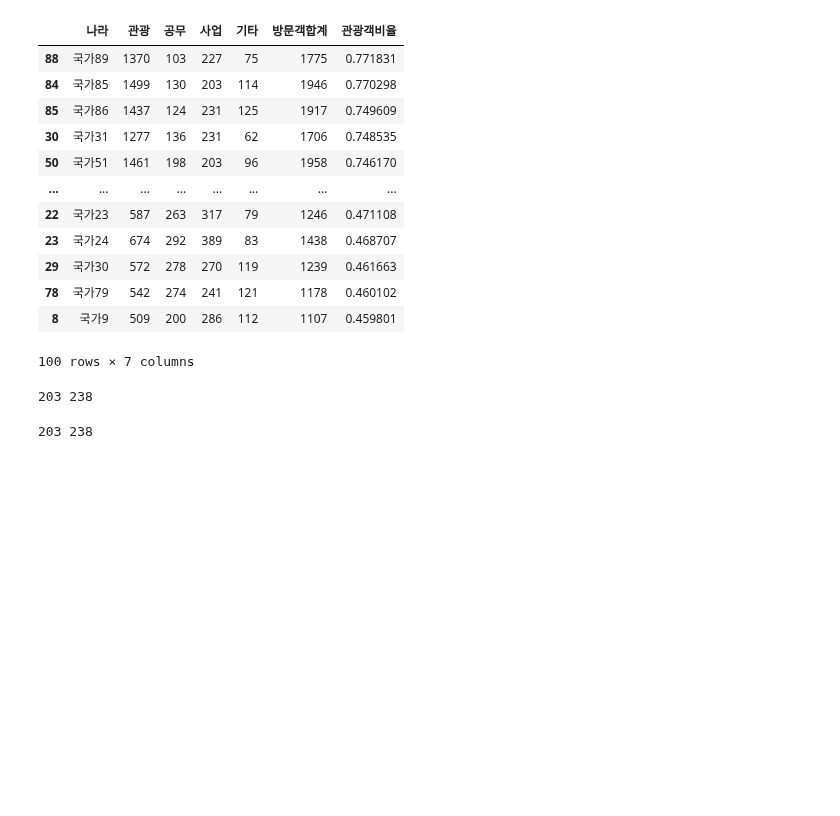
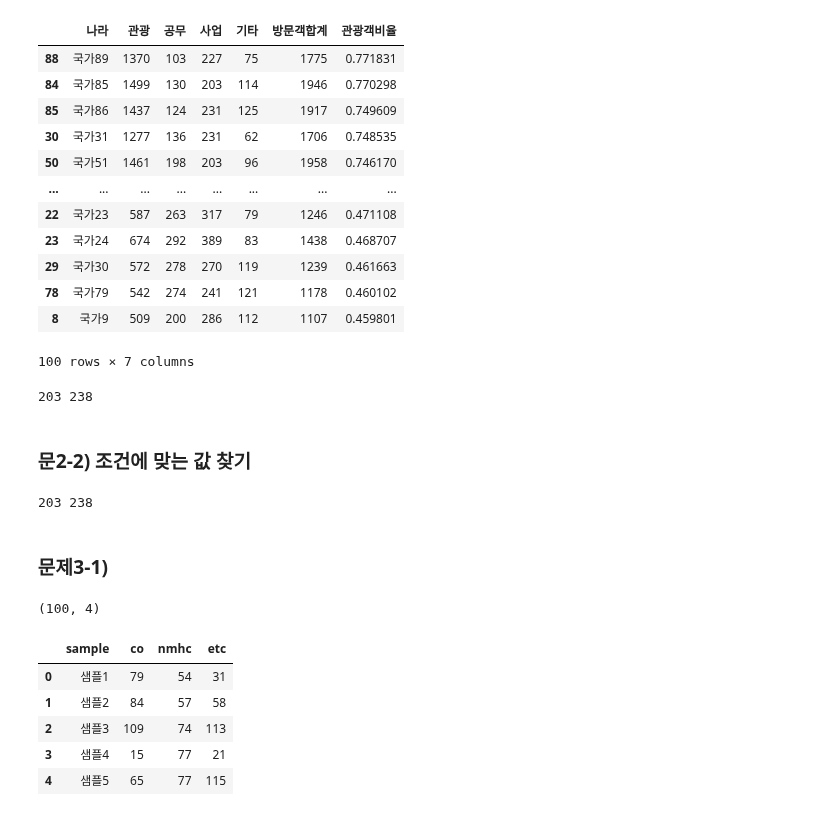
Before and after one commit to va4756/algio_sklearn, a Jupyter notebook: bigdata_sinagong_part4.ipynb, the cells around one changed output. Drawn from its saved outputs; the diff is of its cells as text; code cells hidden in the pictures; blank space fills up the shorter version.

```diff
--- a/bigdata_sinagong_part4.ipynb
+++ b/bigdata_sinagong_part4.ipynb
@@ -137,4 +137,6 @@ res_2 = df.sort_values(by='관광', ascending=False).iloc[1]['공무']
 print(res_1, res_2)
 # %% [output]
 203 238
+# %% [markdown]
+### 문2-2) 조건에 맞는 값 찾기
 # %%
@@ -144,3 +145,18 @@ res_2 = df.nlargest(2, '관광').iloc[1]['공무']
 print(res_1, res_2)
 # %% [output]
 203 238
+# %% [markdown]
+### 문제3-1)
+# %%
+# df = pd.read_csv("chem.csv")
+df = pd.read_csv("https://raw.githubusercontent.com/lovedlim/bigdata_analyst_cert/main/part4/ch8/chem.csv")
+print(df.shape)
+df.head()
+# %% [output]
+(100, 4)
+|  | sample | co | nmhc | etc |
+| 0 | 샘플1 | 79 | 54 | 31 |
+| 1 | 샘플2 | 84 | 57 | 58 |
+| 2 | 샘플3 | 109 | 74 | 113 |
+| 3 | 샘플4 | 15 | 77 | 21 |
+| 4 | 샘플5 | 65 | 77 | 115 |
```
Also changed, not shown: parts of 25 cells of this notebook.
